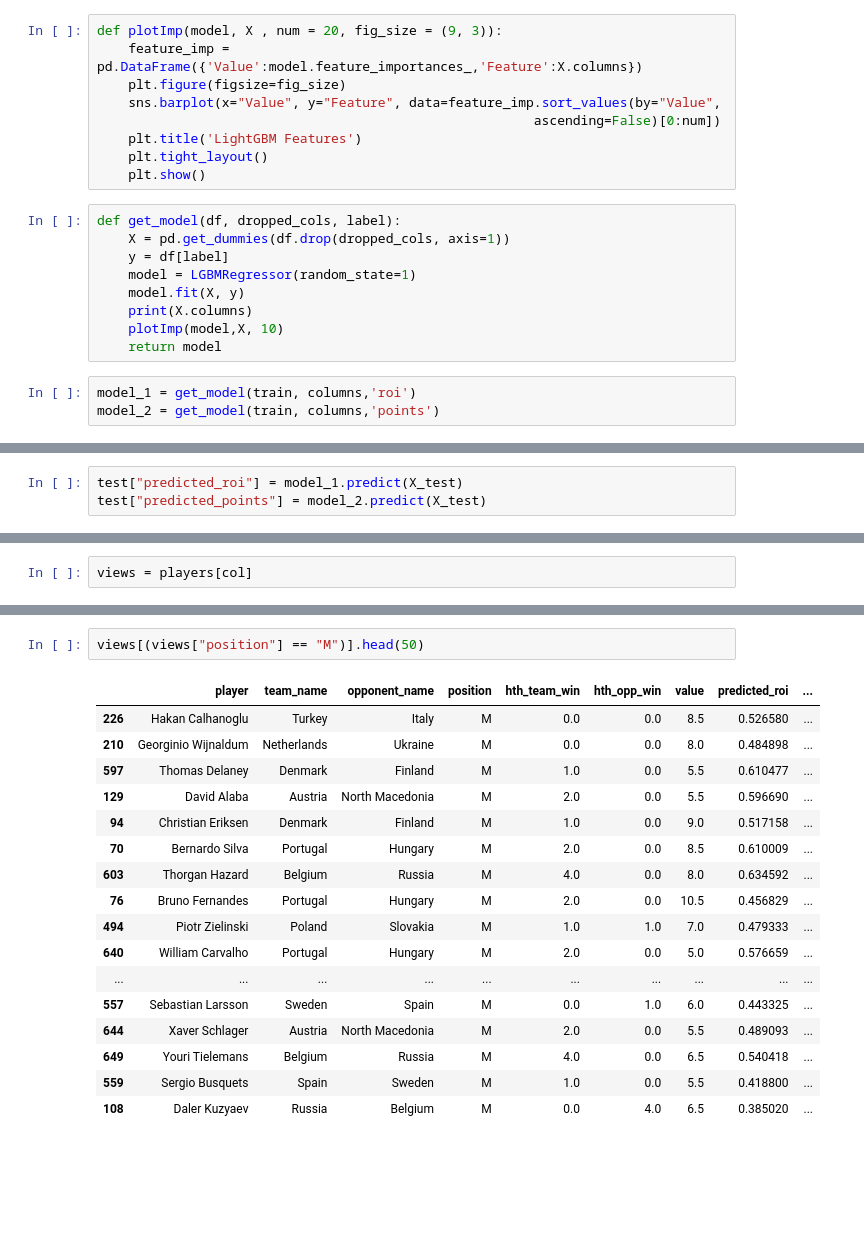
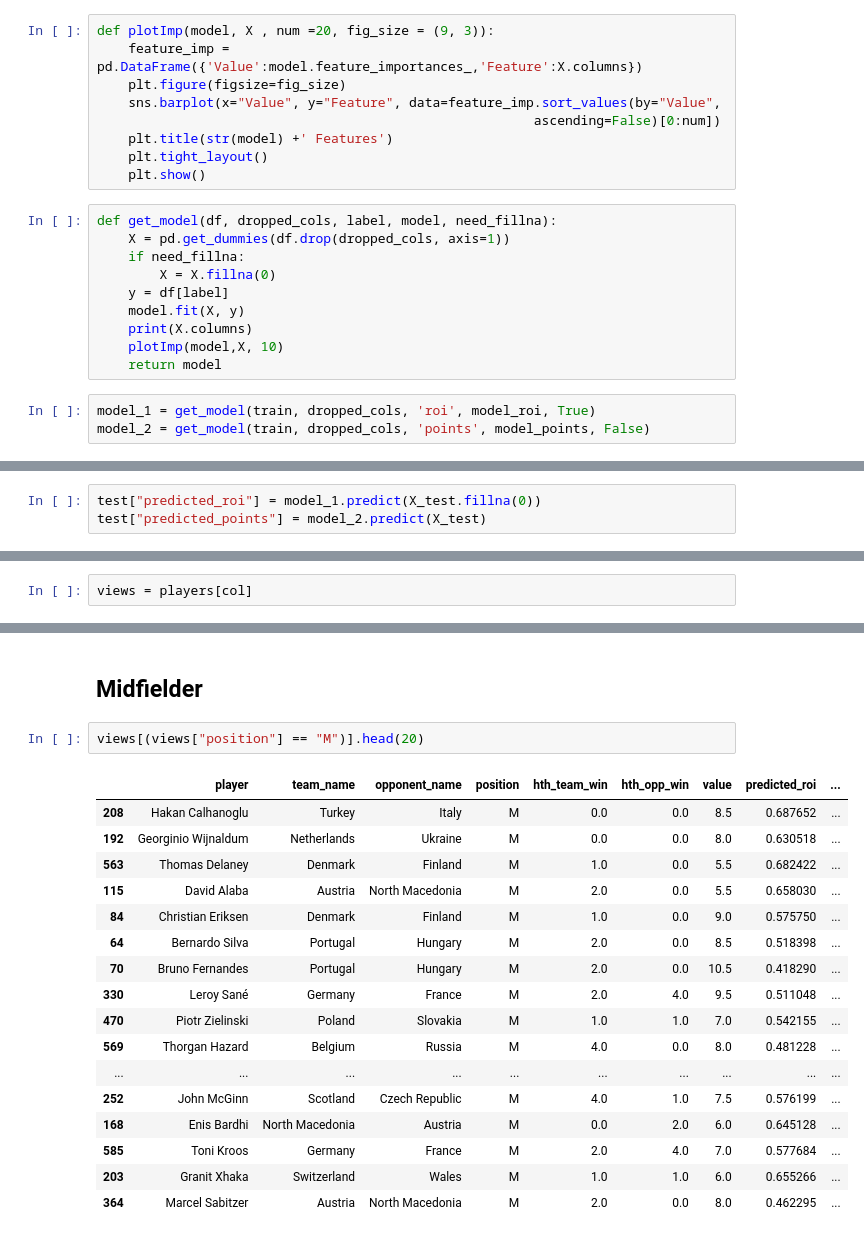
Before and after one commit to christianwbsn/moneyball, a Jupyter notebook: notebooks/2-modelling.ipynb, the cells around one changed output, grey strips where cells are left out. Drawn from its saved outputs; the diff is of its cells as text; blank space fills up the shorter version.

```diff
--- a/notebooks/2-modelling.ipynb
+++ b/notebooks/2-modelling.ipynb
@@ -117,24 +132,25 @@ X_test = pd.get_dummies(test.drop(columns, axis=1))
 # %%
-def plotImp(model, X , num = 20, fig_size = (9, 3)):
+def plotImp(model, X , num =20, fig_size = (9, 3)):
     feature_imp = pd.DataFrame({'Value':model.feature_importances_,'Feature':X.columns})
     plt.figure(figsize=fig_size)
     sns.barplot(x="Value", y="Feature", data=feature_imp.sort_values(by="Value",
                                                         ascending=False)[0:num])
-    plt.title('LightGBM Features')
+    plt.title(str(model) +' Features')
     plt.tight_layout()
     plt.show()
 # %%
-def get_model(df, dropped_cols, label):
+def get_model(df, dropped_cols, label, model, need_fillna):
     X = pd.get_dummies(df.drop(dropped_cols, axis=1))
+    if need_fillna:
+        X = X.fillna(0)
     y = df[label]
-    model = LGBMRegressor(random_state=1)
     model.fit(X, y)
     print(X.columns)
     plotImp(model,X, 10)
     return model
 # %%
-model_1 = get_model(train, columns,'roi')
-model_2 = get_model(train, columns,'points')
+model_1 = get_model(train, dropped_cols, 'roi', model_roi, True)
+model_2 = get_model(train, dropped_cols, 'points', model_points, False)
 # %% [output]
 Index(['skill', 'last_md_points', 'prev_mean_points', 'prev_mean_assists',
        'prev_max_points', 'prev_std_points', 'prev_ratio_starter',
@@ -191,3 +221,3 @@ X_test
 # %%
-test["predicted_roi"] = model_1.predict(X_test)
+test["predicted_roi"] = model_1.predict(X_test.fillna(0))
 test["predicted_points"] = model_2.predict(X_test)
@@ -274,20 +345,22 @@ views[(views["position"] == "D")].head(30)
+# %% [markdown]
+## Midfielder
 # %%
-views[(views["position"] == "M")].head(50)
+views[(views["position"] == "M")].head(20)
 # %% [output]
 |  | player | team_name | opponent_name | position | hth_team_win | hth_opp_win | value | predicted_roi | ... |
-| 226 | Hakan Calhanoglu | Turkey | Italy | M | 0.0 | 0.0 | 8.5 | 0.526580 | ... |
-| 210 | Georginio Wijnaldum | Netherlands | Ukraine | M | 0.0 | 0.0 | 8.0 | 0.484898 | ... |
-| 597 | Thomas Delaney | Denmark | Finland | M | 1.0 | 0.0 | 5.5 | 0.610477 | ... |
-| 129 | David Alaba | Austria | North Macedonia | M | 2.0 | 0.0 | 5.5 | 0.596690 | ... |
-| 94 | Christian Eriksen | Denmark | Finland | M | 1.0 | 0.0 | 9.0 | 0.517158 | ... |
-| 70 | Bernardo Silva | Portugal | Hungary | M | 2.0 | 0.0 | 8.5 | 0.610009 | ... |
-| 603 | Thorgan Hazard | Belgium | Russia | M | 4.0 | 0.0 | 8.0 | 0.634592 | ... |
-| 76 | Bruno Fernandes | Portugal | Hungary | M | 2.0 | 0.0 | 10.5 | 0.456829 | ... |
-| 494 | Piotr Zielinski | Poland | Slovakia | M | 1.0 | 1.0 | 7.0 | 0.479333 | ... |
-| 640 | William Carvalho | Portugal | Hungary | M | 2.0 | 0.0 | 5.0 | 0.576659 | ... |
+| 208 | Hakan Calhanoglu | Turkey | Italy | M | 0.0 | 0.0 | 8.5 | 0.687652 | ... |
+| 192 | Georginio Wijnaldum | Netherlands | Ukraine | M | 0.0 | 0.0 | 8.0 | 0.630518 | ... |
+| 563 | Thomas Delaney | Denmark | Finland | M | 1.0 | 0.0 | 5.5 | 0.682422 | ... |
+| 115 | David Alaba | Austria | North Macedonia | M | 2.0 | 0.0 | 5.5 | 0.658030 | ... |
+| 84 | Christian Eriksen | Denmark | Finland | M | 1.0 | 0.0 | 9.0 | 0.575750 | ... |
+| 64 | Bernardo Silva | Portugal | Hungary | M | 2.0 | 0.0 | 8.5 | 0.518398 | ... |
+| 70 | Bruno Fernandes | Portugal | Hungary | M | 2.0 | 0.0 | 10.5 | 0.418290 | ... |
+| 330 | Leroy Sané | Germany | France | M | 2.0 | 4.0 | 9.5 | 0.511048 | ... |
+| 470 | Piotr Zielinski | Poland | Slovakia | M | 1.0 | 1.0 | 7.0 | 0.542155 | ... |
+| 569 | Thorgan Hazard | Belgium | Russia | M | 4.0 | 0.0 | 8.0 | 0.481228 | ... |
 | ... | ... | ... | ... | ... | ... | ... | ... | ... | ... |
-| 557 | Sebastian Larsson | Sweden | Spain | M | 0.0 | 1.0 | 6.0 | 0.443325 | ... |
-| 644 | Xaver Schlager | Austria | North Macedonia | M | 2.0 | 0.0 | 5.5 | 0.489093 | ... |
-| 649 | Youri Tielemans | Belgium | Russia | M | 4.0 | 0.0 | 6.5 | 0.540418 | ... |
-| 559 | Sergio Busquets | Spain | Sweden | M | 1.0 | 0.0 | 5.5 | 0.418800 | ... |
-| 108 | Daler Kuzyaev | Russia | Belgium | M | 0.0 | 4.0 | 6.5 | 0.385020 | ... |
+| 252 | John McGinn | Scotland | Czech Republic | M | 4.0 | 1.0 | 7.5 | 0.576199 | ... |
+| 168 | Enis Bardhi | North Macedonia | Austria | M | 0.0 | 2.0 | 6.0 | 0.645128 | ... |
+| 585 | Toni Kroos | Germany | France | M | 2.0 | 4.0 | 7.0 | 0.577684 | ... |
+| 203 | Granit Xhaka | Switzerland | Wales | M | 1.0 | 1.0 | 6.0 | 0.655266 | ... |
+| 364 | Marcel Sabitzer | Austria | North Macedonia | M | 2.0 | 0.0 | 8.0 | 0.462295 | ... |
```
Also changed, not shown: parts of 37 cells of this notebook.
